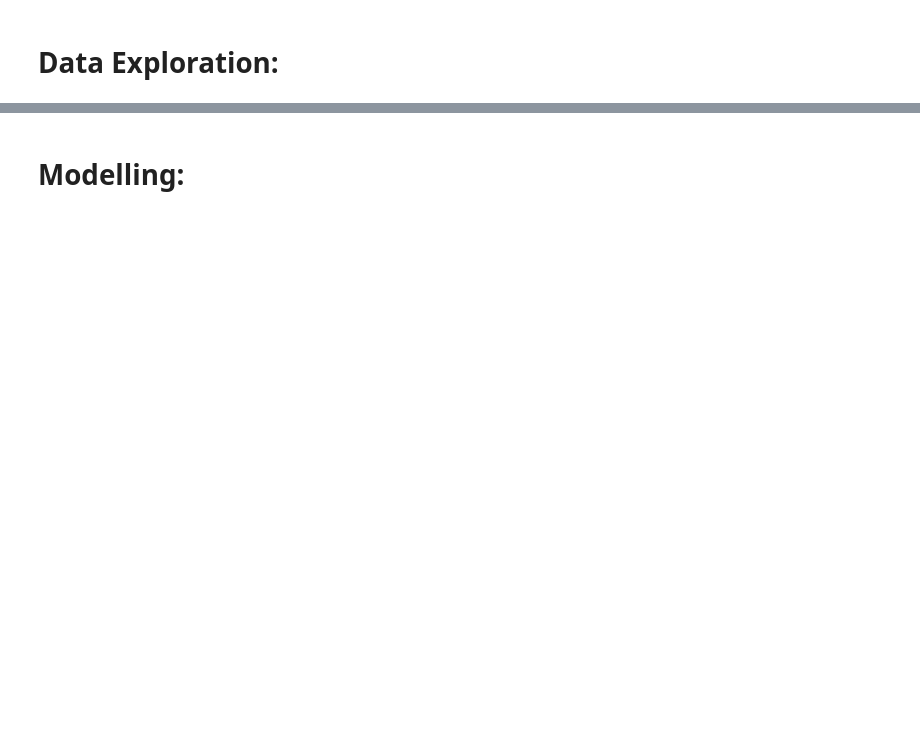
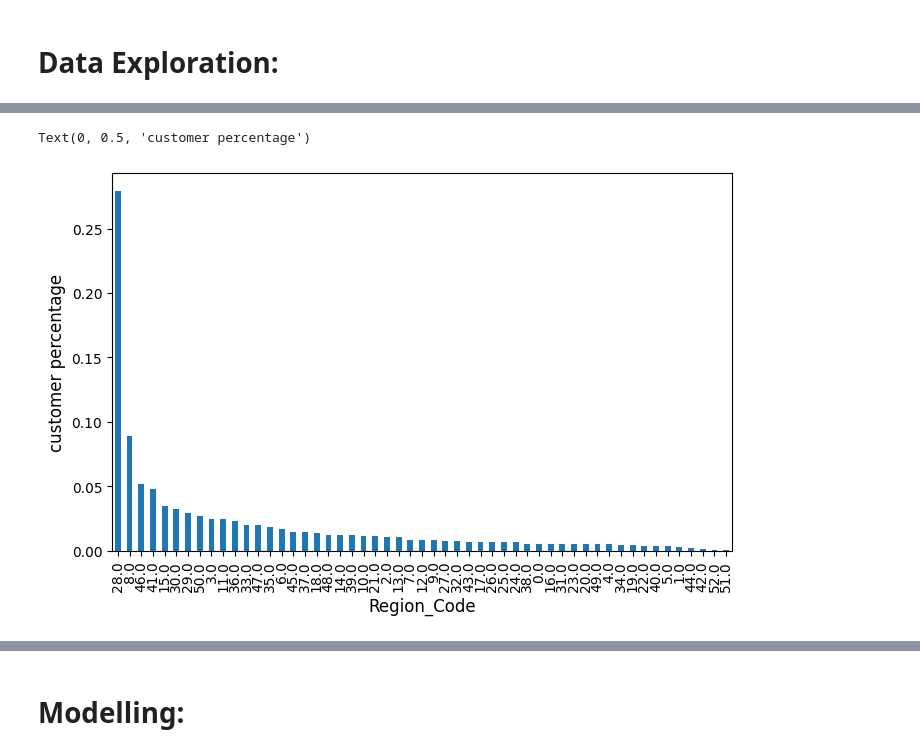
Before and after one commit to Saif-Khan435/Health-Insurance-Cross-Sell-Prediction, a Jupyter notebook: Mohammed_Saif_Khan_HEALTH_INSURANCE_CROSS_SELL_PREDICTION.ipynb, the cells around one changed output, grey strips where cells are left out. Saved outputs shown, nothing was run; the diff lists cells and outputs as text; code cells hidden in the pictures; blank space fills up the shorter version.

```diff
--- a/Mohammed_Saif_Khan_HEALTH_INSURANCE_CROSS_SELL_PREDICTION.ipynb
+++ b/Mohammed_Saif_Khan_HEALTH_INSURANCE_CROSS_SELL_PREDICTION.ipynb
@@ -478,0 +352,11 @@ df = df.astype(int)
+# %%
+# plotting "Region_Code" with percentage of customers on y-axis
+
+temp_d1 = pd.Series(Insurance_df.Region_Code.value_counts() / len(Insurance_df))
+
+temp_d1.sort_values(ascending=False).plot.bar()
+plt.xlabel('Region_Code', size=12)
+plt.ylabel('customer percentage', size=12)
+# %% [output]
+Text(0, 0.5, 'customer percentage')
+[figure, added]
```
Also changed, not shown: parts of 225 cells of this notebook.
